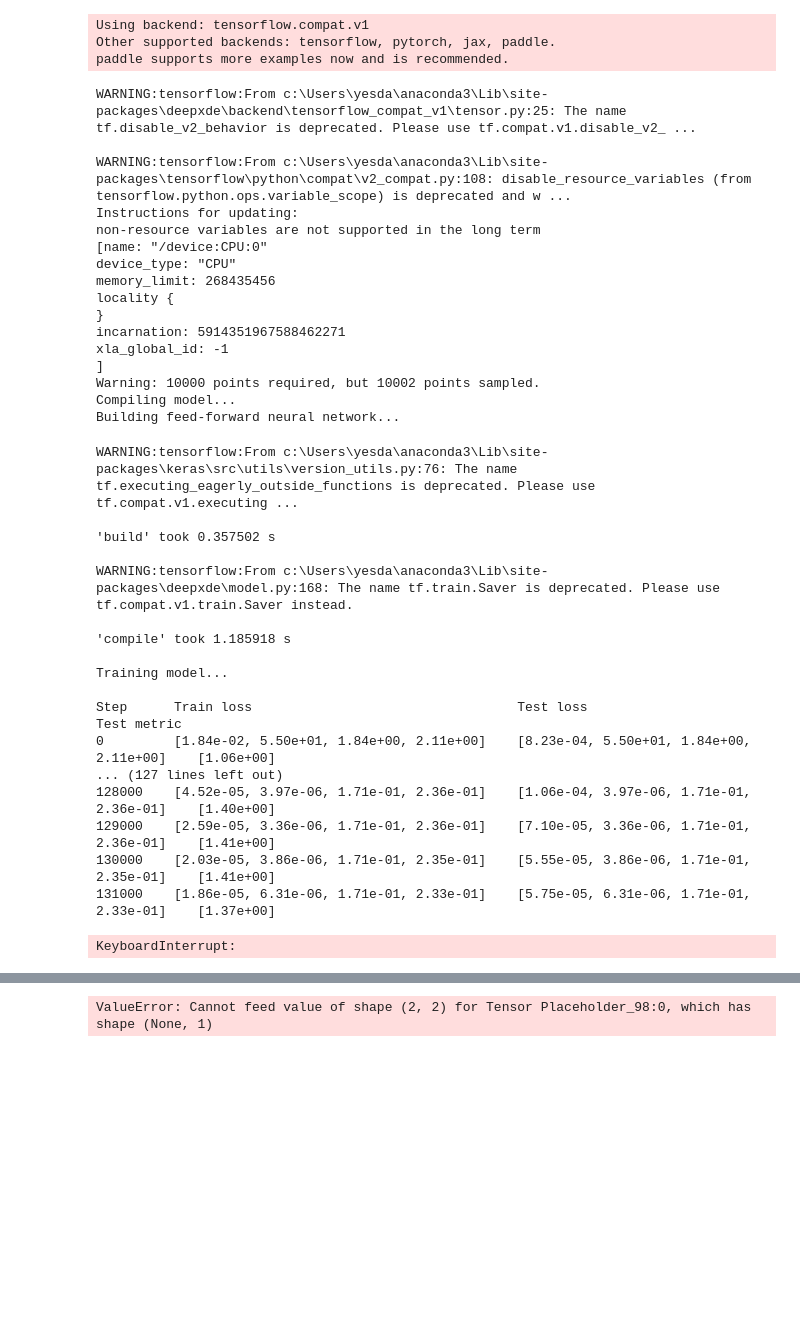
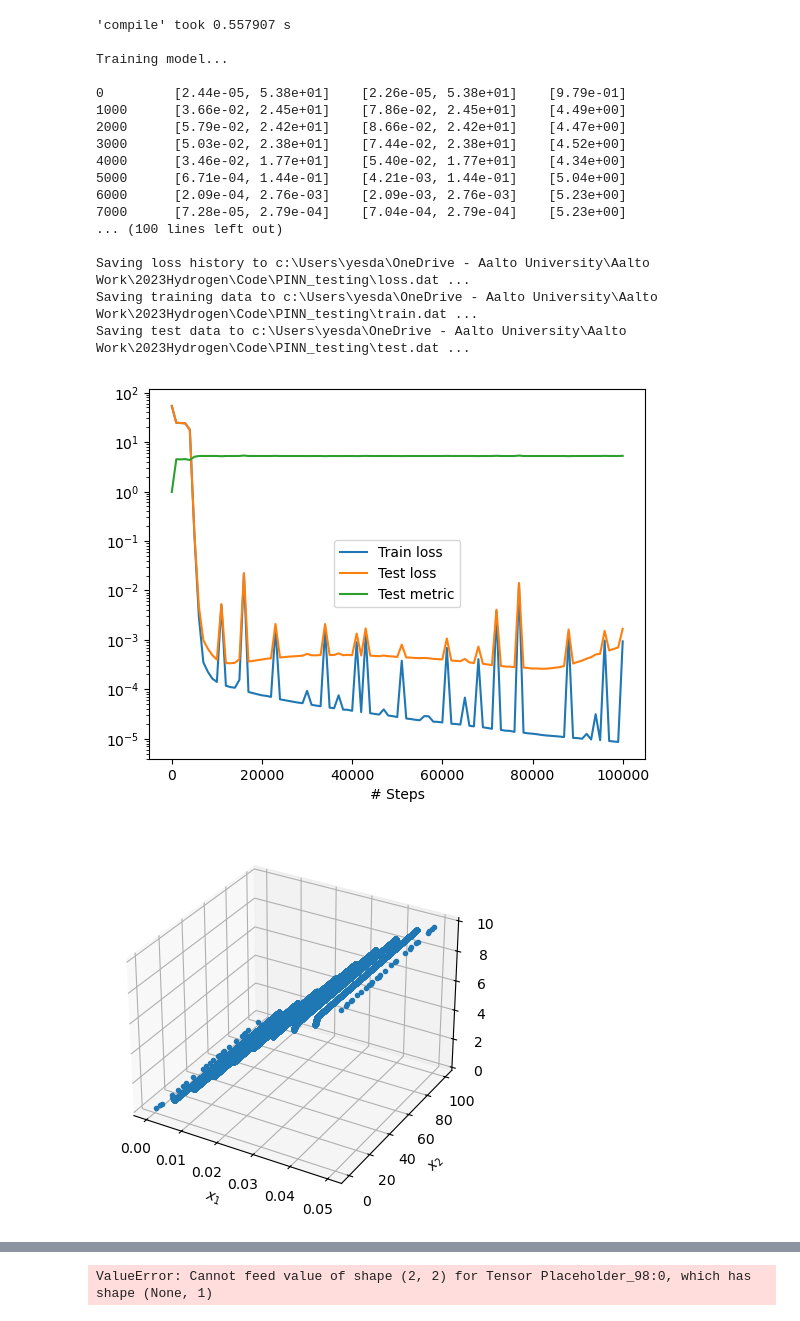
Before and after one commit to Daniel19993099/PINN_testing, a Jupyter notebook: PINN_0.1.5.2.ipynb, the cells around one changed output, grey strips where cells are left out. Cells and saved outputs as stored; diff of their text form; code cells hidden in the pictures; blank space fills up the shorter version.

```diff
--- a/PINN_0.1.5.2.ipynb
+++ b/PINN_0.1.5.2.ipynb
@@ -27,7 +27,8 @@ D = 3.8e-11 #m^2/s
 C0 = 0.0 #moles/m^3
 C1 = 10 #moles/m^3
 l = 0.05 #m
-t = 100 #s
+t = 1e2 #s
+
 def pde(x, y):
 
     dy_t = dde.grad.jacobian(y, x, i=0, j=1)
@@ -36,10 +37,10 @@ def pde(x, y):
     return (dy_t- D*dy_xx)
 
 def f(x):
-    return np.sin(np.pi * x / l)
+     return 1
 
 def func(x):
-    n_terms = 10  # Number of terms in the series to approximate the solution
+    n_terms = 25  # Number of terms in the series to approximate the solution
     result = C0 + (x[:, 0:1] / l) * (C1 - C0)
     for n in range(1, n_terms + 1):
         from scipy.integrate import quad
@@ -53,15 +54,16 @@ geom = dde.geometry.Interval(0, l)
 timedomain = dde.geometry.TimeDomain(0, t)
 geomtime = dde.geometry.GeometryXTime(geom, timedomain)
 
-bc = dde.icbc.DirichletBC(geomtime, lambda x: (x[:, 0:1] / l) * 10, lambda _, on_boundary: on_boundary)
+bc = dde.icbc.DirichletBC(geomtime, lambda x: (x[:, 0:1]/ l) * 10, lambda _, on_boundary: on_boundary)
 #ic = dde.icbc.IC(geomtime, lambda x: 0, lambda _, on_initial: on_initial)
-observe_x1 = np.vstack((np.linspace(0.02, 0.04, num=5), np.full((5), 10000))).T
-observe_y1 = dde.icbc.PointSetBC(observe_x1, func(observe_x1), component=0)
-observe_x2 = np.vstack((np.linspace(0.02, 0.04, num=5), np.full((5), 500))).T
-observe_y2 = dde.icbc.PointSetBC(observe_x2, func(observe_x2), component=0)
+#ic = dde.icbc.IC(geomtime, func, lambda _, on_initial: on_initial)
+#observe_x1 = np.vstack((np.linspace(0.02, 0.04, num=5), np.full((5), 10000))).T
+#observe_y1 = dde.icbc.PointSetBC(observe_x1, func(observe_x1), component=0)
+#observe_x2 = np.vstack((np.linspace(0.02, 0.04, num=5), np.full((5), 500))).T
+#observe_y2 = dde.icbc.PointSetBC(observe_x2, func(observe_x2), component=0)
 
-data = dde.data.TimePDE(geomtime, pde, [bc,observe_y1,observe_y2], num_domain=5000, solution=func, num_boundary=5000, num_initial=5000, num_test=10000)
-layer_size = [2] + [128] * 5 + [1]
+data = dde.data.TimePDE(geomtime, pde, [bc], num_domain=50, solution=func, num_boundary=50, num_test=100000)
+layer_size = [2] + [32] * 3 + [1]
 activation = "tanh"
 initializer = "Glorot uniform"
 net = dde.nn.FNN(layer_size, activation, initializer)
@@ -70,7 +72,7 @@ net = dde.nn.FNN(layer_size, activation, initializer)
 model = dde.Model(data, net)
 model.compile("adam", lr=0.0001, metrics=["l2 relative error"])
 
-losshistory, train_state = model.train(iterations=1000000)
+losshistory, train_state = model.train(iterations=100000)
 
 #early_stopping = dde.callbacks.EarlyStopping(min_delta=1e-6, patience=500)
 #losshistory, train_state = model.train(iterations=100, callbacks=[early_stopping])
@@ -81,40 +93,22 @@ WARNING:tensorflow:From c:\Users\yesda\anaconda3\Lib\site-packages\keras\src\los
-Using backend: tensorflow.compat.v1
-Other supported backends: tensorflow, pytorch, jax, paddle.
-paddle supports more examples now and is recommended.
+'compile' took 0.557907 s
+
+Training model...
+
+0         [2.44e-05, 5.38e+01]    [2.26e-05, 5.38e+01]    [9.79e-01]
+1000      [3.66e-02, 2.45e+01]    [7.86e-02, 2.45e+01]    [4.49e+00]
+2000      [5.79e-02, 2.42e+01]    [8.66e-02, 2.42e+01]    [4.47e+00]
+3000      [5.03e-02, 2.38e+01]    [7.44e-02, 2.38e+01]    [4.52e+00]
+4000      [3.46e-02, 1.77e+01]    [5.40e-02, 1.77e+01]    [4.34e+00]
+5000      [6.71e-04, 1.44e-01]    [4.21e-03, 1.44e-01]    [5.04e+00]
+6000      [2.09e-04, 2.76e-03]    [2.09e-03, 2.76e-03]    [5.23e+00]
+7000      [7.28e-05, 2.79e-04]    [7.04e-04, 2.79e-04]    [5.23e+00]
+... (100 lines left out)
+
+Saving loss history to c:\Users\yesda\OneDrive - Aalto University\Aalto Work\2023Hydrogen\Code\PINN_testing\loss.dat ...
+Saving training data to c:\Users\yesda\OneDrive - Aalto University\Aalto Work\2023Hydrogen\Code\PINN_testing\train.dat ...
+Saving test data to c:\Users\yesda\OneDrive - Aalto University\Aalto Work\2023Hydrogen\Code\PINN_testing\test.dat ...
-WARNING:tensorflow:From c:\Users\yesda\anaconda3\Lib\site-packages\deepxde\backend\tensorflow_compat_v1\tensor.py:25: The name tf.disable_v2_behavior is deprecated. Please use tf.compat.v1.disable_v2_ ...
-
-WARNING:tensorflow:From c:\Users\yesda\anaconda3\Lib\site-packages\tensorflow\python\compat\v2_compat.py:108: disable_resource_variables (from tensorflow.python.ops.variable_scope) is deprecated and w ...
-Instructions for updating:
-non-resource variables are not supported in the long term
-[name: "/device:CPU:0"
-device_type: "CPU"
-memory_limit: 268435456
-locality {
-}
-incarnation: 5914351967588462271
-xla_global_id: -1
-]
-Warning: 10000 points required, but 10002 points sampled.
-Compiling model...
-Building feed-forward neural network...
-WARNING:tensorflow:From c:\Users\yesda\anaconda3\Lib\site-packages\keras\src\utils\version_utils.py:76: The name tf.executing_eagerly_outside_functions is deprecated. Please use tf.compat.v1.executing ...
-
-'build' took 0.357502 s
-
-WARNING:tensorflow:From c:\Users\yesda\anaconda3\Lib\site-packages\deepxde\model.py:168: The name tf.train.Saver is deprecated. Please use tf.compat.v1.train.Saver instead.
-
-'compile' took 1.185918 s
-
-Training model...
-
-Step      Train loss                                  Test loss                                   Test metric
-0         [1.84e-02, 5.50e+01, 1.84e+00, 2.11e+00]    [8.23e-04, 5.50e+01, 1.84e+00, 2.11e+00]    [1.06e+00]
-... (127 lines left out)
-128000    [4.52e-05, 3.97e-06, 1.71e-01, 2.36e-01]    [1.06e-04, 3.97e-06, 1.71e-01, 2.36e-01]    [1.40e+00]
-129000    [2.59e-05, 3.36e-06, 1.71e-01, 2.36e-01]    [7.10e-05, 3.36e-06, 1.71e-01, 2.36e-01]    [1.41e+00]
-130000    [2.03e-05, 3.86e-06, 1.71e-01, 2.35e-01]    [5.55e-05, 3.86e-06, 1.71e-01, 2.35e-01]    [1.41e+00]
-131000    [1.86e-05, 6.31e-06, 1.71e-01, 2.33e-01]    [5.75e-05, 6.31e-06, 1.71e-01, 2.33e-01]    [1.37e+00]
-KeyboardInterrupt:
+[figure, added]
+[figure, added]
 # %%
 import matplotlib.pyplot as plt
 import numpy as np
```
Also changed, not shown: parts of 2 cells of this notebook, 4 other files.
